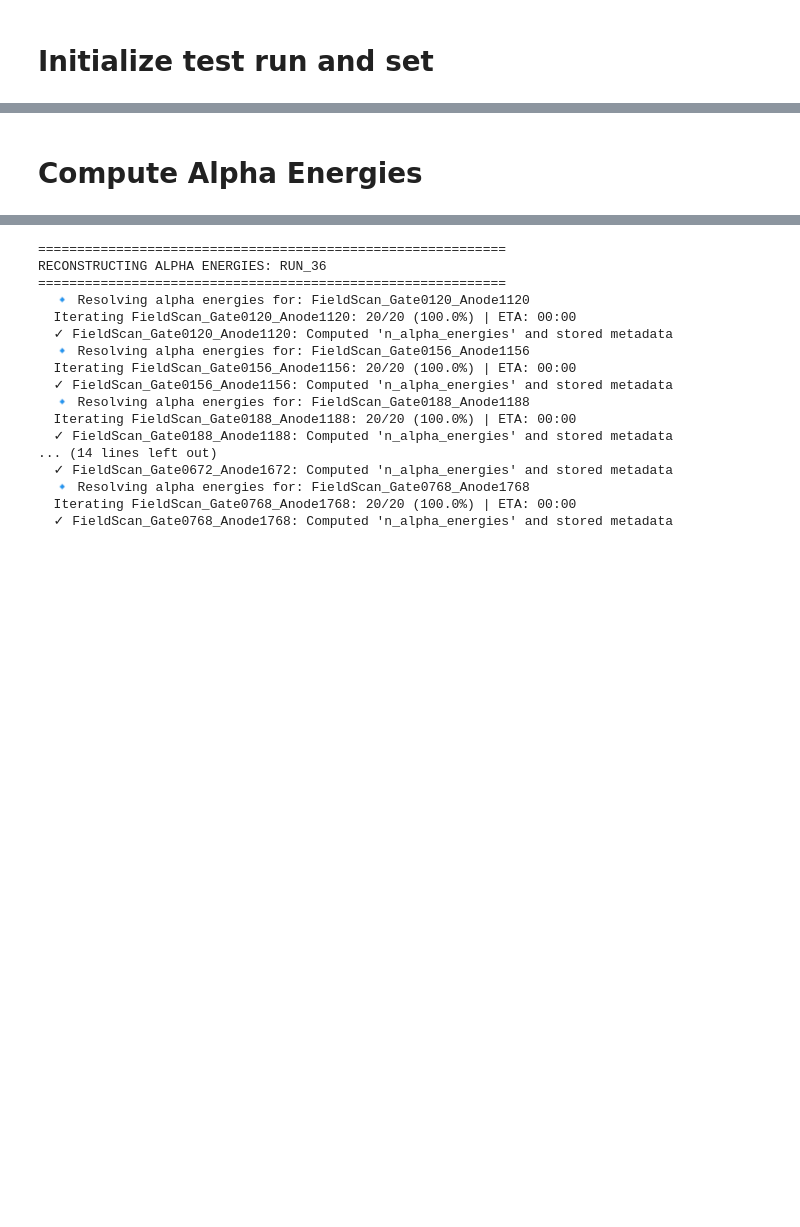
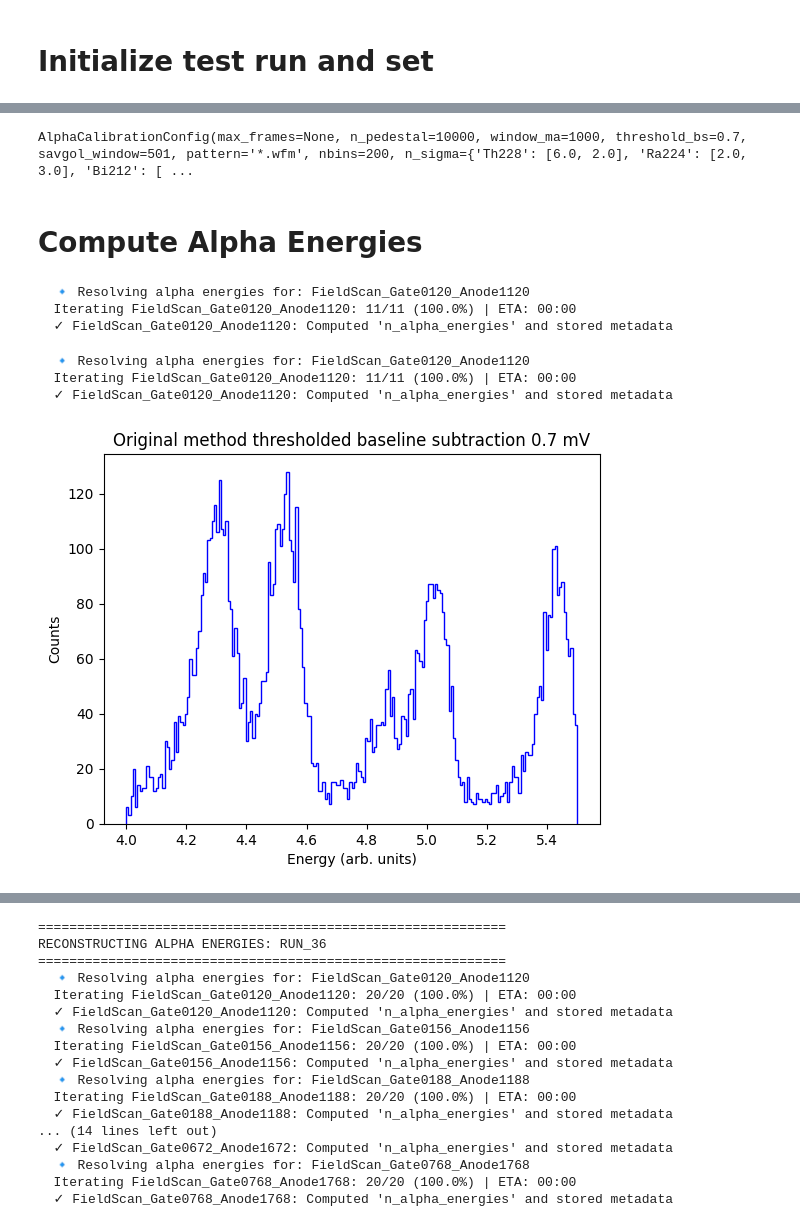
Before and after one commit to proscrite/RaTag, a Jupyter notebook: notebooks/refactoring_alphas.ipynb, the cells around one changed output, grey strips where cells are left out. Drawn from its saved outputs; the diff is of its cells as text; code cells hidden in the pictures; blank space fills up the shorter version.

```diff
--- a/notebooks/refactoring_alphas.ipynb
+++ b/notebooks/refactoring_alphas.ipynb
@@ -42,3 +38,10 @@ Found 10 directories in RUN36_EL25kVcm
   → Bootstrapped 9 PMT Sets and 9 Alpha Sets. (Multi-Isotope: True)
+# %%
+config = file_ops.load_yaml(config_path, )
+alpha_config_dict = config.get('energy_mapping', None)
+alpha_config = AlphaCalibrationConfig(**alpha_config_dict) if alpha_config_dict else None
+alpha_config
+# %% [output]
+AlphaCalibrationConfig(max_frames=None, n_pedestal=10000, window_ma=1000, threshold_bs=0.7, savgol_window=501, pattern='*.wfm', nbins=200, n_sigma={'Th228': [6.0, 2.0], 'Ra224': [2.0, 3.0], 'Bi212': [ ...
 # %% [markdown]
 # Compute Alpha Energies
@@ -44,0 +50,23 @@ Found 10 directories in RUN36_EL25kVcm
+# %%
+setOG = resolve_alpha_energies(aset0, max_frames = 10_000,
+                               config=alpha_config, force=True)
+# %% [output]
+  🔹 Resolving alpha energies for: FieldScan_Gate0120_Anode1120
+  Iterating FieldScan_Gate0120_Anode1120: 11/11 (100.0%) | ETA: 00:00
+  ✓ FieldScan_Gate0120_Anode1120: Computed 'n_alpha_energies' and stored metadata
+# %%
+rset0 = resolve_alpha_energies(aset0, max_frames = 10_000,
+                               config=alpha_config, force=True)
+# %% [output]
+  🔹 Resolving alpha energies for: FieldScan_Gate0120_Anode1120
+  Iterating FieldScan_Gate0120_Anode1120: 11/11 (100.0%) | ETA: 00:00
+  ✓ FieldScan_Gate0120_Anode1120: Computed 'n_alpha_energies' and stored metadata
+# %%
+alphapath = '/Volumes/KINGSTON/RaTag_data/processed/RUN43_EL25kVcm/alpha_energies/FieldScan_Gate0120_Anode1120_alpha_energies.npz'
+energies = np.load(alphapath, allow_pickle=True)['energies']
+plt.hist(energies, bins=200, range =(4, 5.5),
+         histtype='step', color='blue', label='Alpha Energies');
+plt.gca().set(xlabel='Energy (arb. units)', ylabel='Counts',
+            title='Original method thresholded baseline subtraction 0.7 mV');
+# %% [output]
+[figure, added]
```
Also changed, not shown: parts of 20 cells of this notebook, 3 other files.
